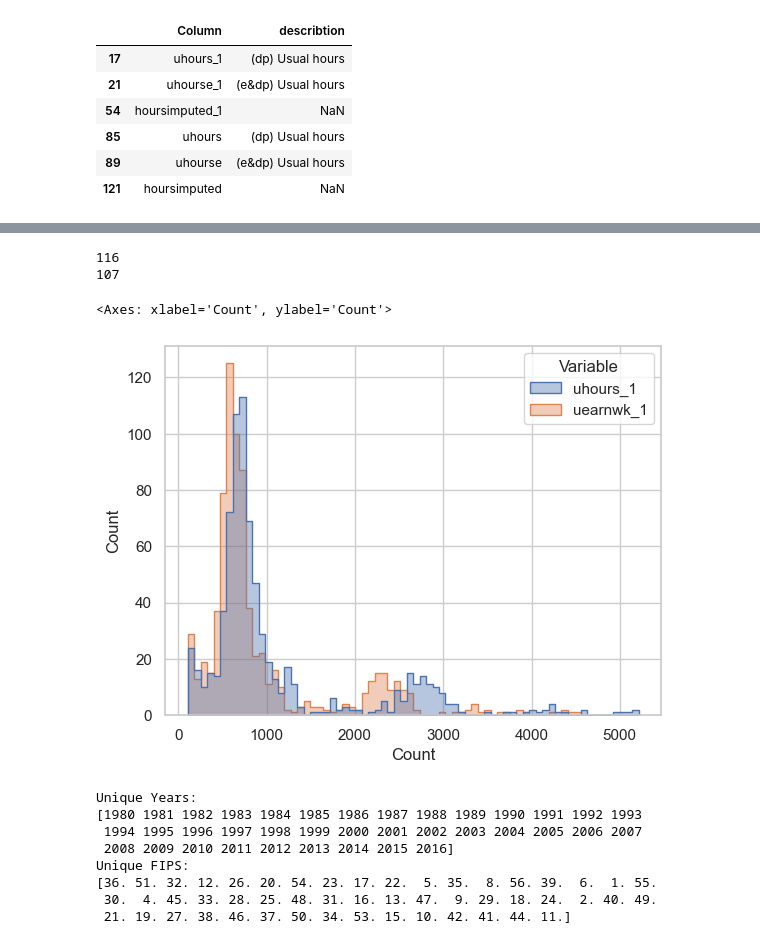
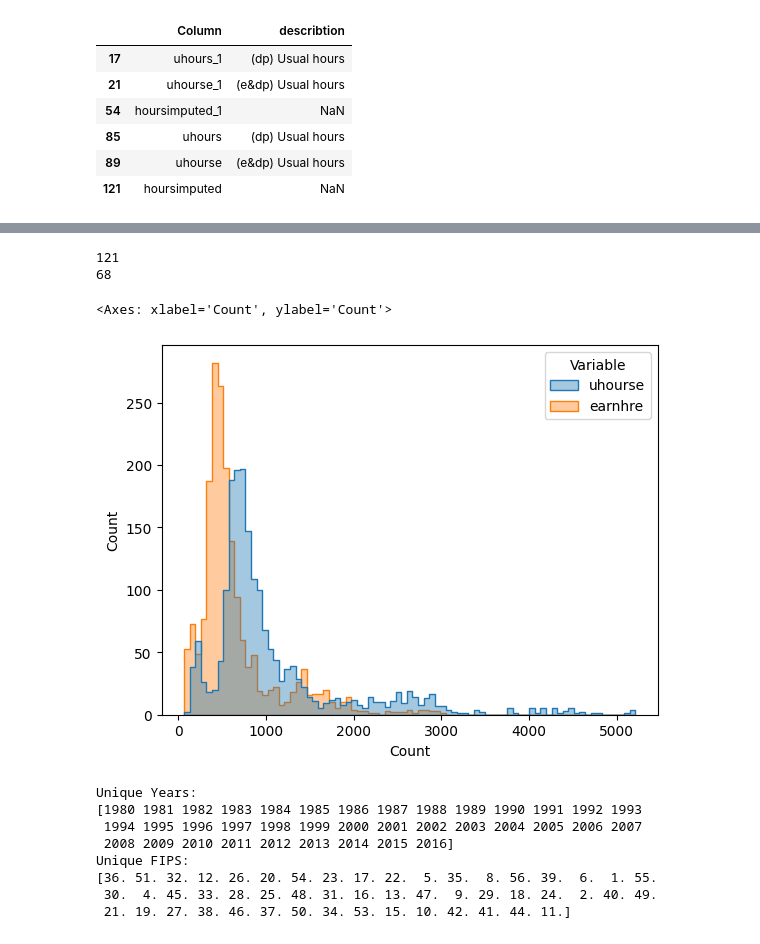
Before and after one commit to alexanderhxs/DiSCos, a Jupyter notebook: python/real_world_data.ipynb, the cells around one changed output, grey strips where cells are left out. Drawn from its saved outputs; the diff is of its cells as text; code cells hidden in the pictures.

```diff
--- a/python/real_world_data.ipynb
+++ b/python/real_world_data.ipynb
@@ -35,2 +69,18 @@ df_dube = pd.read_csv('../../datasets/dube_combined.csv')
 # %%
-df_cps = pd.read_stata('../../datasets/data3/data/matchedCPS_1979_2016.dta')
+df_cps = pd.read_csv('data/datasets/cps_00001.csv.gz')
+# %%
+df_cps.dropna(subset=['INCWAGE'], inplace=True)
+df_cps = df_cps[df_cps['INCWAGE'] > 0.0]
+# %%
+states_list = [42,  # Pennsylvania
+18,  # Indiana
+55,  # Wisconsin
+20,  # Kansas
+51,  # Virginia
+37,  # North Carolina
+48,  # Texas
+49,  # Utah
+34,  # New Jersey
+]
+# %%
+df_cps = df_cps[df_cps['STATEFIP'].isin(states_list)]
@@ -282,24 +357,24 @@ cps_metadata[cps_metadata['describtion'].str.contains('Usual')]
 # %%
-df_size_comp = df_cps.groupby(['year','statenum'])[['uhours_1','uearnwk_1']].count().reset_index()
-df_size_comp = df_size_comp[(df_size_comp['uhours_1'] > 0) & (df_size_comp['uearnwk_1'] > 0)]
+df_size_comp = df_cps.groupby(['year','statenum'])[['uhourse','earnhre']].count().reset_index()
+df_size_comp = df_size_comp[(df_size_comp['uhourse'] > 0) & (df_size_comp['earnhre'] > 0)]
 
-print(df_size_comp['uhours_1'].min())
-print(df_size_comp['uearnwk_1'].min())
+print(df_size_comp['uhourse'].min())
+print(df_size_comp['earnhre'].min())
 
 # Die Spalten UHRSWORK und INCWAGE "schmelzen", um sie in einer Spalte 'Variable' und einer Spalte 'Count' unterzubringen
 long_df = df_size_comp.melt(
     id_vars=['year','statenum'],       # Spalten, die erhalten bleiben sollen
-    value_vars=['uhours_1','uearnwk_1'], # Spalten, die untereinander geschrieben werden sollen
+    value_vars=['uhourse','earnhre'], # Spalten, die untereinander geschrieben werden sollen
     var_name='Variable',
     value_name='Count'                  # Name für die neue Werte-Spalte
 )
 
 sns.histplot(data=long_df, x='Count', hue='Variable', element="step", alpha=0.4)
 # %% [output]
-116
-107
+121
+68
 <Axes: xlabel='Count', ylabel='Count'>
-[figure, old version]
+[figure, new version]
 # %%
 print('Unique Years:')
 print(df_cps['year'].unique())
```
Also changed, not shown: parts of 27 cells of this notebook, 15 other files.
